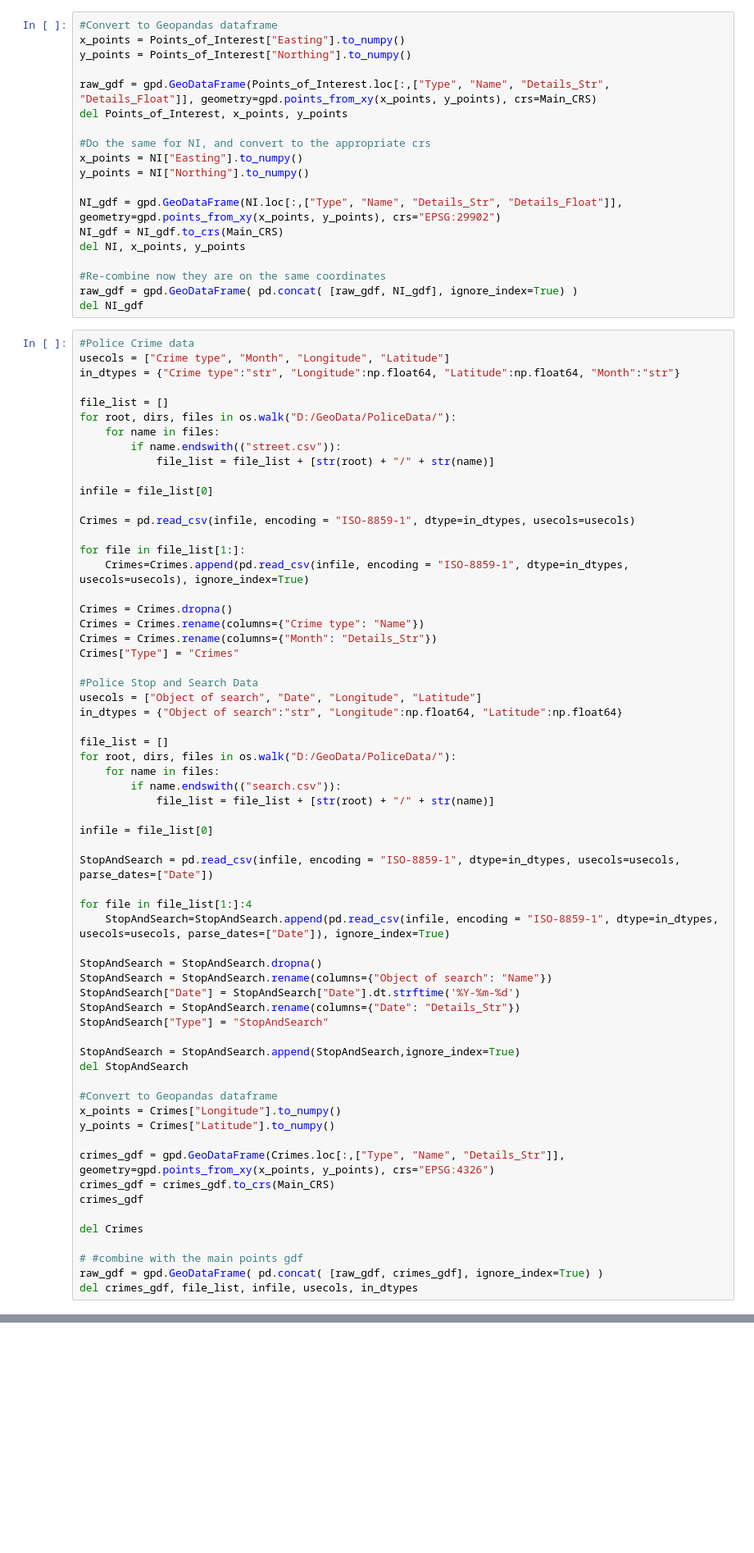
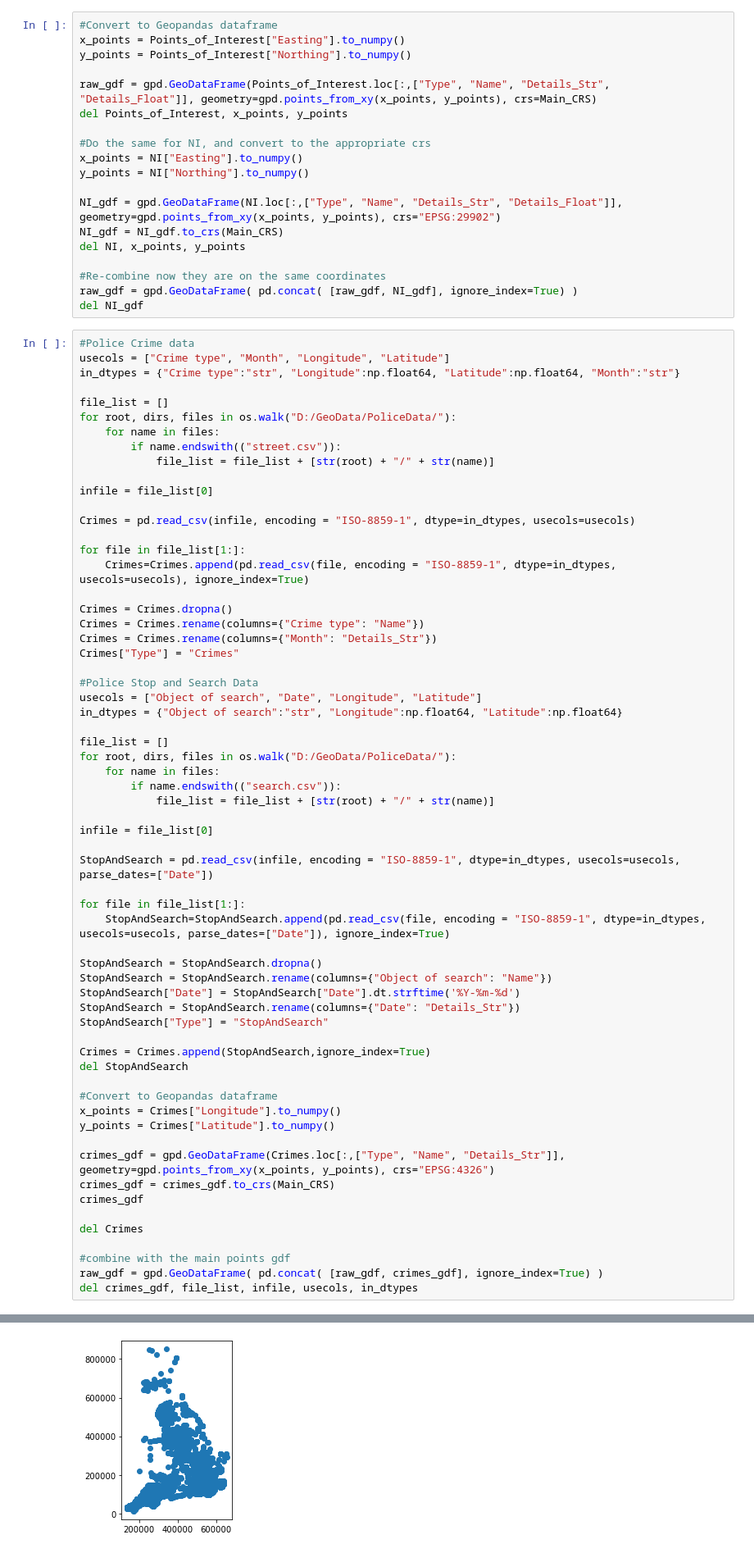
Before and after one commit to richardkappa/GeoData, a Jupyter notebook: 01_GetData.ipynb, the cells around one changed output, grey strips where cells are left out. Shown: that part at 82% size. Drawn from its saved outputs; the diff is of its cells as text; blank space fills up the shorter version.

```diff
--- a/01_GetData.ipynb
+++ b/01_GetData.ipynb
@@ -183,7 +185,7 @@ infile = file_list[0]
 Crimes = pd.read_csv(infile, encoding = "ISO-8859-1", dtype=in_dtypes, usecols=usecols)
 
 for file in file_list[1:]:
-    Crimes=Crimes.append(pd.read_csv(infile, encoding = "ISO-8859-1", dtype=in_dtypes, usecols=usecols), ignore_index=True)
+    Crimes=Crimes.append(pd.read_csv(file, encoding = "ISO-8859-1", dtype=in_dtypes, usecols=usecols), ignore_index=True)
 
 Crimes = Crimes.dropna()
 Crimes = Crimes.rename(columns={"Crime type": "Name"})
@@ -204,8 +206,8 @@ infile = file_list[0]
 
 StopAndSearch = pd.read_csv(infile, encoding = "ISO-8859-1", dtype=in_dtypes, usecols=usecols, parse_dates=["Date"])
 
-for file in file_list[1:]:4
-    StopAndSearch=StopAndSearch.append(pd.read_csv(infile, encoding = "ISO-8859-1", dtype=in_dtypes, usecols=usecols, parse_dates=["Date"]), ignore_index=True)
+for file in file_list[1:]:
+    StopAndSearch=StopAndSearch.append(pd.read_csv(file, encoding = "ISO-8859-1", dtype=in_dtypes, usecols=usecols, parse_dates=["Date"]), ignore_index=True)
 
 StopAndSearch = StopAndSearch.dropna()
 StopAndSearch = StopAndSearch.rename(columns={"Object of search": "Name"})
@@ -213,7 +215,7 @@ StopAndSearch["Date"] = StopAndSearch["Date"].dt.strftime('%Y-%m-%d')
 StopAndSearch = StopAndSearch.rename(columns={"Date": "Details_Str"})
 StopAndSearch["Type"] = "StopAndSearch"
 
-StopAndSearch = StopAndSearch.append(StopAndSearch,ignore_index=True)
+Crimes = Crimes.append(StopAndSearch,ignore_index=True)
 del StopAndSearch
 
 #Convert to Geopandas dataframe
@@ -226,7 +228,7 @@ crimes_gdf
 
 del Crimes
 
-# #combine with the main points gdf
+#combine with the main points gdf
 raw_gdf = gpd.GeoDataFrame( pd.concat( [raw_gdf, crimes_gdf], ignore_index=True) )
 del crimes_gdf, file_list, infile, usecols, in_dtypes
 # %% [output]
@@ -250,3 +236,4 @@ D:/GeoData/PoliceData/2021-11/2021-11-west-yorkshire-stop-and-search.csv
+[figure, added]
 # %%
 #NHS Data
 
```
Also changed, not shown: parts of 2 cells of this notebook, 1 other file.
